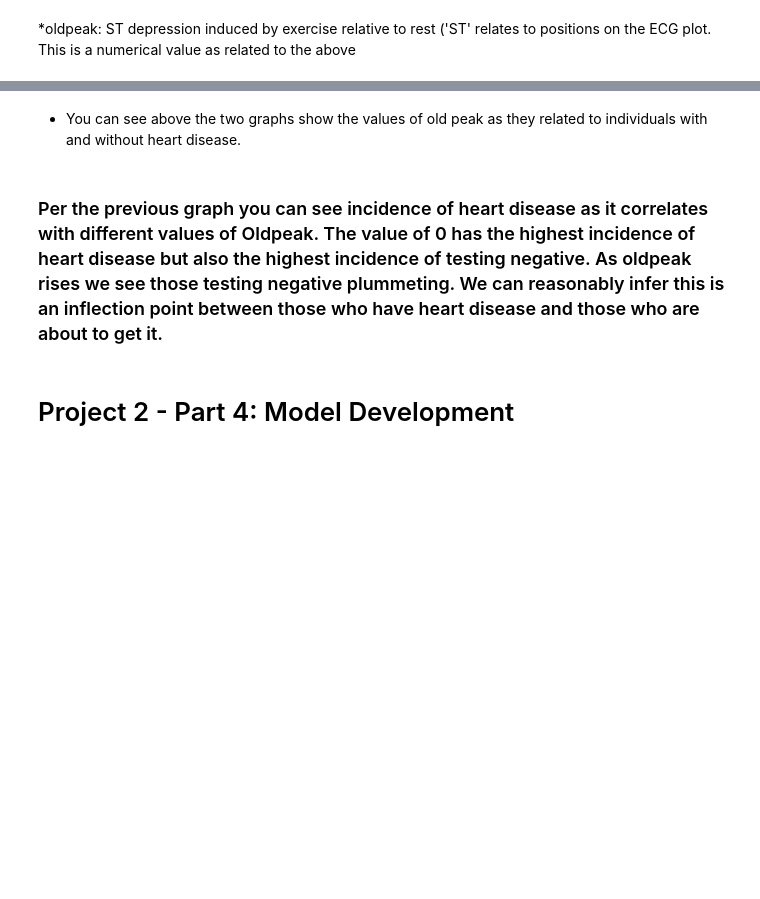
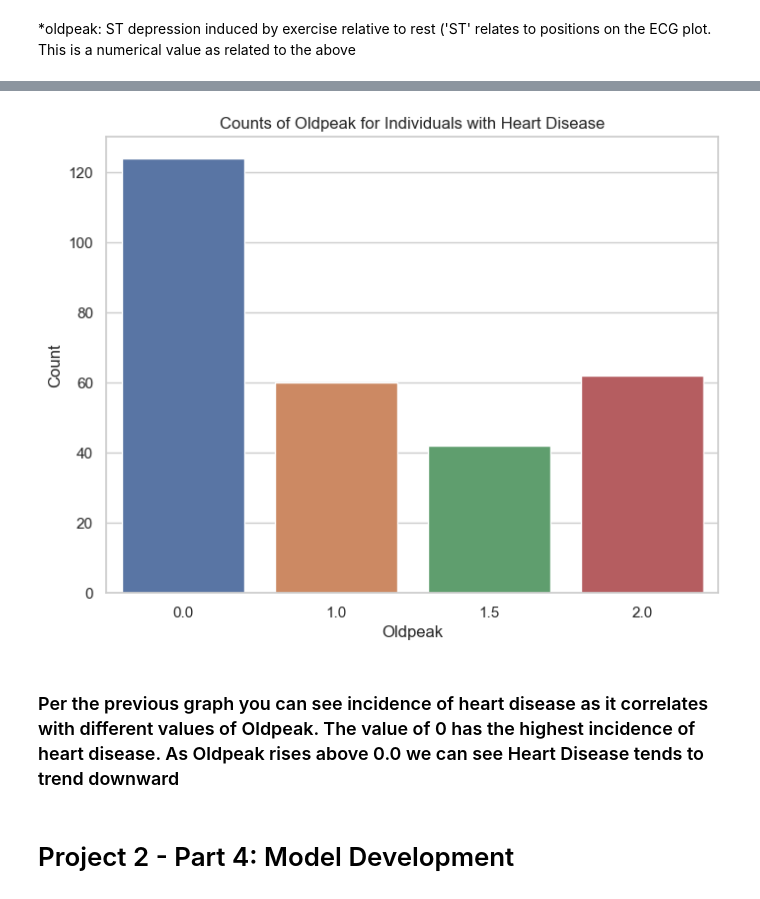
Before and after one commit to PaulLipska/Coding_Dojo_Project_2, a Jupyter notebook: Project2_Part_1.ipynb, the cells around one changed output, grey strips where cells are left out. Cells and saved outputs as stored; diff of their text form; code cells hidden in the pictures; blank space fills up the shorter version.

```diff
--- a/Project2_Part_1.ipynb
+++ b/Project2_Part_1.ipynb
@@ -395,7 +406,23 @@ plt.show()
-# %% [markdown]
-*  You can see above the two graphs show the values of old peak as they related to individuals with and without heart disease.
+# %%
+# Assuming df_ml is a pandas DataFrame with the relevant data
+df_hd = df_ml[df_ml['HeartDisease'] == 1]
+
+# Filter the DataFrame to only include specified Oldpeak values
+oldpeak_values = [0, 1, 1.5, 2]
+df_hd_filtered = df_hd[df_hd['Oldpeak'].isin(oldpeak_values)]
+
+# Create the count plot
+sns.set_style('whitegrid')
+plt.figure(figsize=(8, 6))
+sns.countplot(x="Oldpeak", data=df_hd_filtered)
+plt.title('Counts of Oldpeak for Individuals with Heart Disease')
+plt.ylabel('Count')
+plt.xlabel('Oldpeak')
+plt.show()
+# %% [output]
+[figure, added]
 # %% [markdown]
-### Per the previous graph you can see incidence of heart disease as it correlates with different values of Oldpeak.  The value of 0 has the highest incidence of heart disease but also the highest incidence of testing negative.  As oldpeak rises we see those testing negative plummeting.  We can reasonably infer this is an inflection point between those who have heart disease and those who are about to get it.
+### Per the previous graph you can see incidence of heart disease as it correlates with different values of Oldpeak.  The value of 0 has the highest incidence of heart disease.  As Oldpeak rises above 0.0 we can see Heart Disease tends to trend downward
 # %% [markdown]
 # Project 2 - Part 4: Model Development
 # %% [markdown]
```
Also changed, not shown: parts of 23 cells of this notebook.
